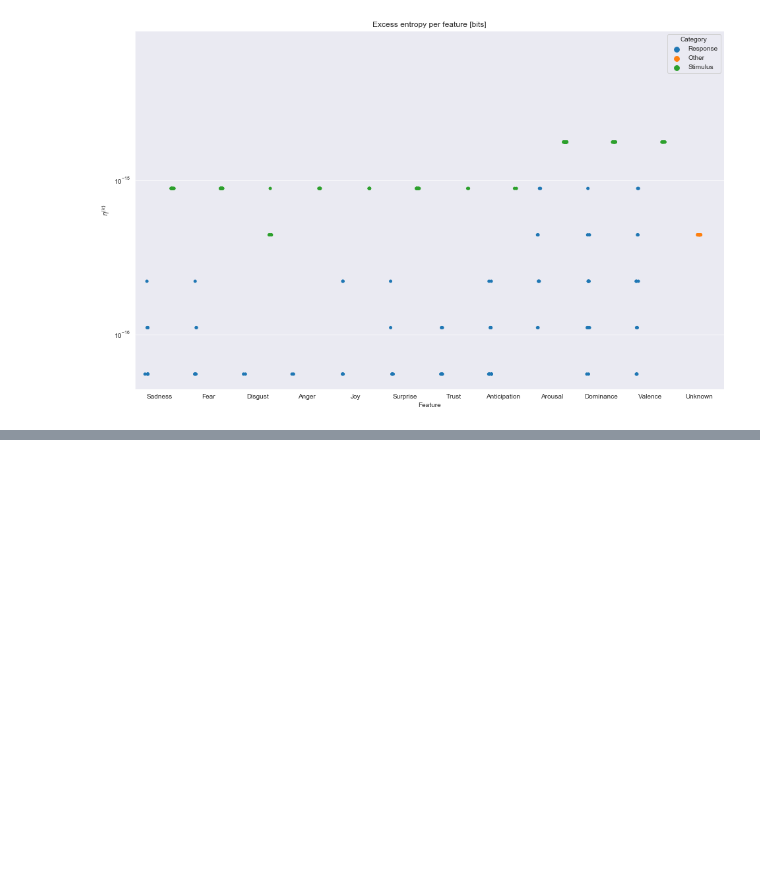
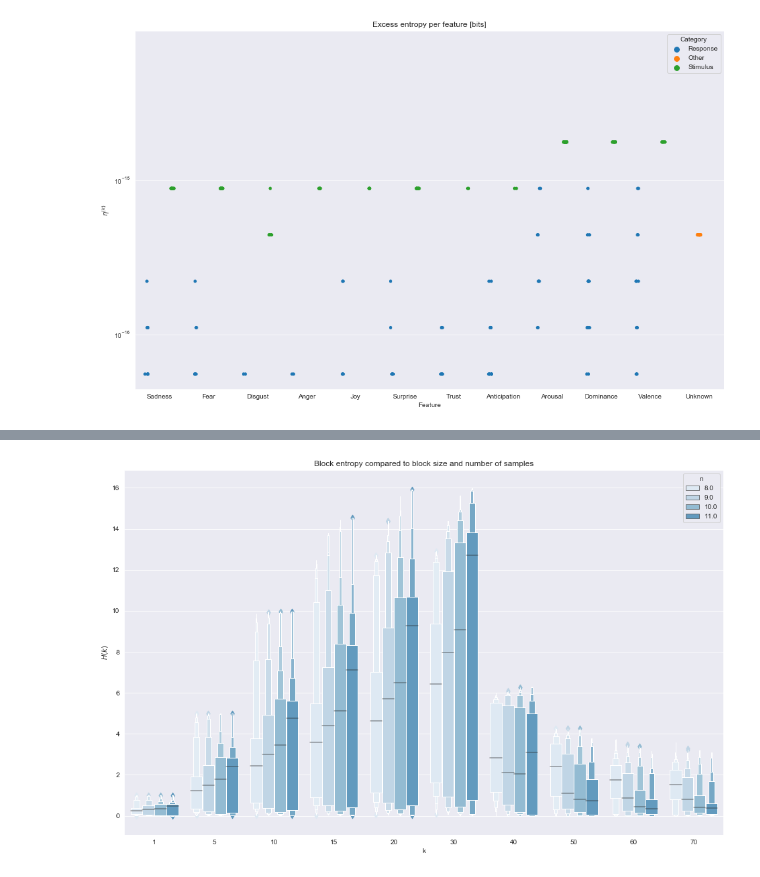
Before and after one commit to kjaquier/psylit-experiments, a Jupyter notebook: notebooks/dev/cascades-block-entropy.ipynb, the cells around one changed output, grey strips where cells are left out. Cells and saved outputs as stored; diff of their text form; code cells hidden in the pictures; blank space fills up the shorter version.

```diff
--- a/notebooks/dev/cascades-block-entropy.ipynb
+++ b/notebooks/dev/cascades-block-entropy.ipynb
@@ -291,0 +291,27 @@ mcsr.groupby(['Subject', 'Document']).apply(lambda d: d.replace(0, np.nan).rolli
+# %%
+wtfnames = ['Xidx',
+'SSubject',
+'FOther',
+'FUnknown',
+'n',
+'k',
+BLOCK_ENT,
+'FResponse',
+'FAnger',
+'FAnticipation',
+'FArousal',
+'FDisgust',
+'FDominance',
+'FFear',
+'FJoy',
+'FSadness',
+'FSurprise',
+'FTrust',
+'FValence',
+'FStimulus',
+'SREADER']
+tmpdfs = [pd.read_csv(f) for f in DATA_ROOT.glob('**/*.csv')]
+tmpdfs = [d[['n','k','be']] for d in tmpdfs if {'n','k','be'}.issubset(set(d.columns))]
+# %%
+tmpdf = pd.concat(tmpdfs, ignore_index=True, sort=True).rename(index=str, columns={'be': BLOCK_ENT})
+tmpdf
@@ -291,0 +337,6 @@ mcsr.groupby(['Subject', 'Document']).apply(lambda d: d.replace(0, np.nan).rolli
+# %%
+with sns.color_palette("Blues"):
+    plt.title('Block entropy compared to block size and number of samples')
+    sns.boxenplot(data=tmpdf, x='k', y=BLOCK_ENT, hue=np.floor(np.log(tmpdf.n)))
+# %% [output]
+[figure, added]
```
Also changed, not shown: parts of 16 cells of this notebook, 5 other files.
